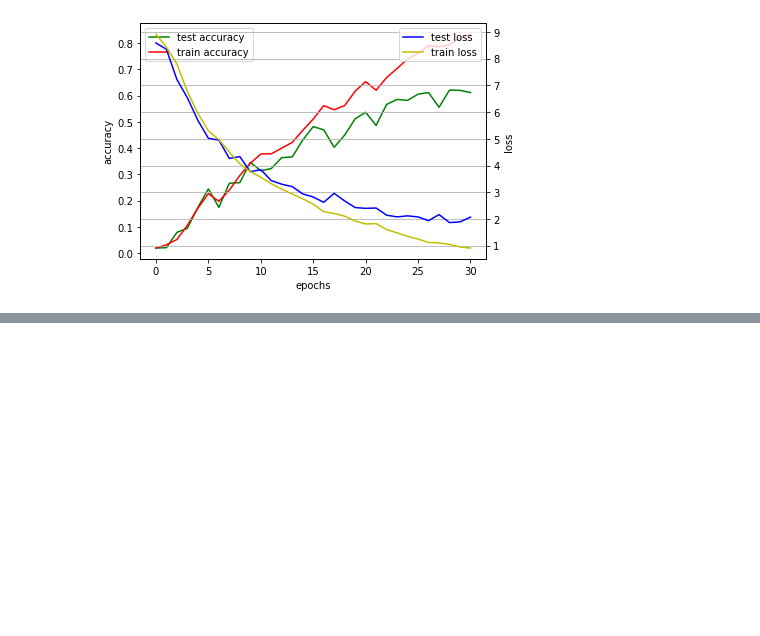
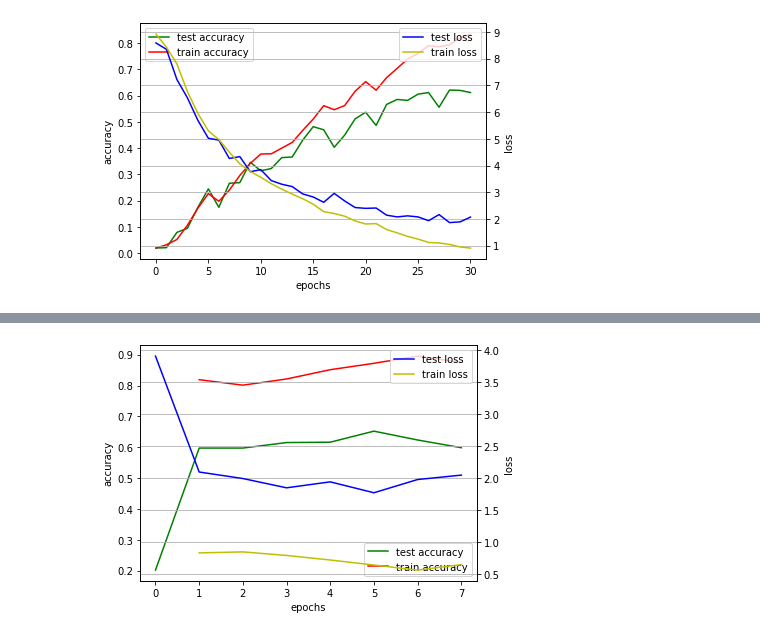
Before and after one commit to 1337Eddy/PruningBirdNet, a Jupyter notebook: visualizations.ipynb, the cells around one changed output, grey strips where cells are left out. Cells and saved outputs as stored; diff of their text form; code cells hidden in the pictures; blank space fills up the shorter version.

```diff
--- a/visualizations.ipynb
+++ b/visualizations.ipynb
@@ -52,0 +72,4 @@ plot_graphs("models/puned/both_06/birdnet_v3.pt")
+# %%
+plot_graphs("models/pruned/block_30/birdnet_final.pt", "30")
+# %% [output]
+[figure, added]
```
Also changed, not shown: parts of 9 cells of this notebook, 4 other files.
